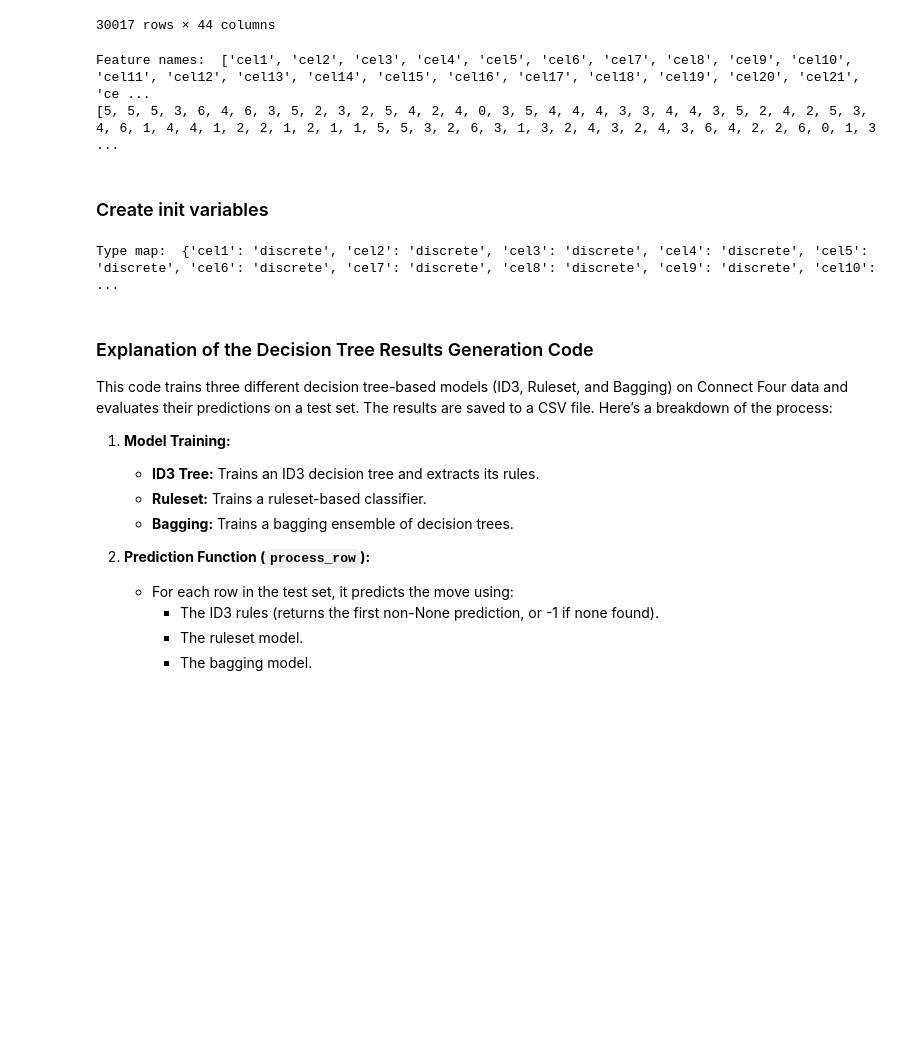
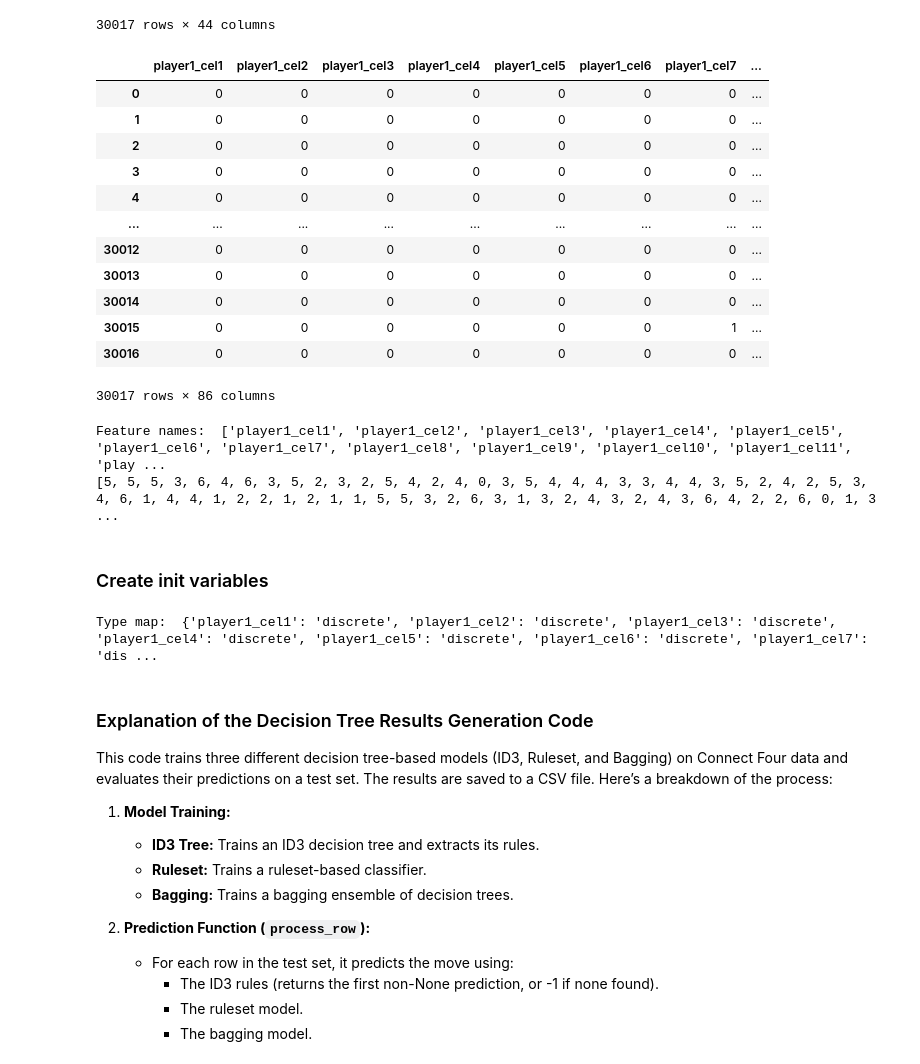
Before and after one commit to damaral31/MCTS_and_DecisionTree_for_ConnectFourGame, a Jupyter notebook: notebooks/generate_DT_dataset.ipynb, the cells around one changed output. Saved outputs shown, nothing was run; the diff lists cells and outputs as text; code cells hidden in the pictures; blank space fills up the shorter version.

```diff
--- a/notebooks/generate_DT_dataset.ipynb
+++ b/notebooks/generate_DT_dataset.ipynb
@@ -66,6 +66,41 @@ data
 | 30015 | 0 | 0 | 0 | 0 | 0 | 0 | 1 | 0 | 0 | 0 | ... | ... |
 | 30016 | 0 | 0 | 0 | 0 | 0 | 0 | 0 | 0 | 0 | 0 | ... | ... |
 30017 rows × 44 columns
+# %%
+# Generate column names
+c = [f"player1_cel{i}" for i in range(1, 43)]
+
+# Extract and rename columns from the original dataset
+player_1 = data[cel_columns].copy()
+player_1.columns = c  # Rename columns to desired format
+
+# Replace -1 with 0
+player_1.replace(-1, 0, inplace=True)
+
+c = [f"player2_cel{i}" for i in range(1, 43)]
+player_2 = data[cel_columns].copy()
+player_2.columns = c  # Rename columns to desired format
+# Replace -1 with 0
+player_2.replace(1, 0, inplace=True)
+player_2.replace(-1, 1, inplace=True)
+
+# Concatenate the two DataFrames
+data = pd.concat([player_1, player_2, data['pieces'], data['played']], axis=1)
+data
+# %% [output]
+|  | player1_cel1 | player1_cel2 | player1_cel3 | player1_cel4 | player1_cel5 | player1_cel6 | player1_cel7 | ... |
+| 0 | 0 | 0 | 0 | 0 | 0 | 0 | 0 | ... |
+| 1 | 0 | 0 | 0 | 0 | 0 | 0 | 0 | ... |
+| 2 | 0 | 0 | 0 | 0 | 0 | 0 | 0 | ... |
+| 3 | 0 | 0 | 0 | 0 | 0 | 0 | 0 | ... |
+| 4 | 0 | 0 | 0 | 0 | 0 | 0 | 0 | ... |
+| ... | ... | ... | ... | ... | ... | ... | ... | ... |
+| 30012 | 0 | 0 | 0 | 0 | 0 | 0 | 0 | ... |
+| 30013 | 0 | 0 | 0 | 0 | 0 | 0 | 0 | ... |
+| 30014 | 0 | 0 | 0 | 0 | 0 | 0 | 0 | ... |
+| 30015 | 0 | 0 | 0 | 0 | 0 | 0 | 1 | ... |
+| 30016 | 0 | 0 | 0 | 0 | 0 | 0 | 0 | ... |
+30017 rows × 86 columns
 # %%
 X, y = data[data.columns[:-1]], data[data.columns[-1]]
 X = X.to_numpy().tolist()
@@ -74,7 +109,7 @@ feature_names = data.columns[:-1].tolist()
 print("Feature names: ", feature_names)
 print(y)
 # %% [output]
-Feature names:  ['cel1', 'cel2', 'cel3', 'cel4', 'cel5', 'cel6', 'cel7', 'cel8', 'cel9', 'cel10', 'cel11', 'cel12', 'cel13', 'cel14', 'cel15', 'cel16', 'cel17', 'cel18', 'cel19', 'cel20', 'cel21', 'ce ...
+Feature names:  ['player1_cel1', 'player1_cel2', 'player1_cel3', 'player1_cel4', 'player1_cel5', 'player1_cel6', 'player1_cel7', 'player1_cel8', 'player1_cel9', 'player1_cel10', 'player1_cel11', 'play ...
 [5, 5, 5, 3, 6, 4, 6, 3, 5, 2, 3, 2, 5, 4, 2, 4, 0, 3, 5, 4, 4, 4, 3, 3, 4, 4, 3, 5, 2, 4, 2, 5, 3, 4, 6, 1, 4, 4, 1, 2, 2, 1, 2, 1, 1, 5, 5, 3, 2, 6, 3, 1, 3, 2, 4, 3, 2, 4, 3, 6, 4, 2, 2, 6, 0, 1, 3 ...
 # %% [markdown]
 ### Create init variables
@@ -92,11 +127,11 @@ def attribute_vartypes(attribute):
 data = [x + [label] for x, label in zip(X, y)]
 
 # Split data
-train_data, test_data = train_test_split(data, test_size=0.02, random_state=42)
+train_data, test_data = train_test_split(data, test_size=0.2, random_state=42)
 type_map = {attribute : attribute_vartypes(attribute) for attribute in feature_names}
 print("Type map: ", type_map)
 # %% [output]
-Type map:  {'cel1': 'discrete', 'cel2': 'discrete', 'cel3': 'discrete', 'cel4': 'discrete', 'cel5': 'discrete', 'cel6': 'discrete', 'cel7': 'discrete', 'cel8': 'discrete', 'cel9': 'discrete', 'cel10': ...
+Type map:  {'player1_cel1': 'discrete', 'player1_cel2': 'discrete', 'player1_cel3': 'discrete', 'player1_cel4': 'discrete', 'player1_cel5': 'discrete', 'player1_cel6': 'discrete', 'player1_cel7': 'dis ...
 # %% [markdown]
 ### Explanation of the Decision Tree Results Generation Code
 
```
Also changed, not shown: parts of 1 cell of this notebook, 7 other files.
